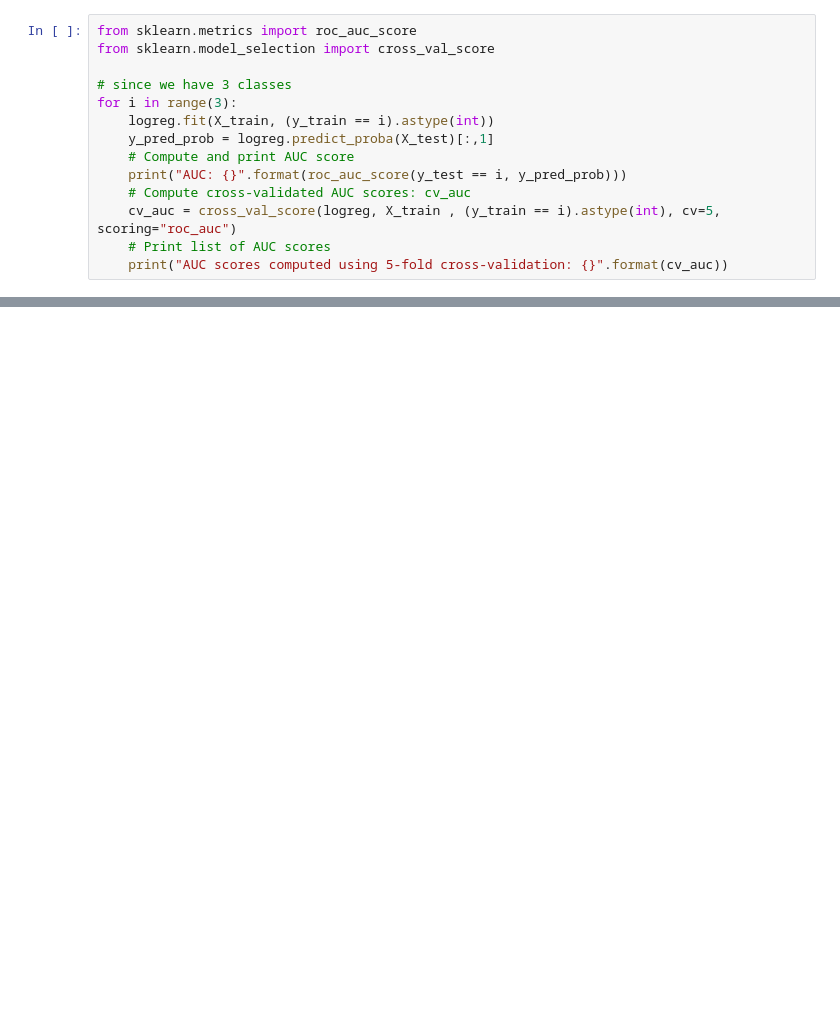
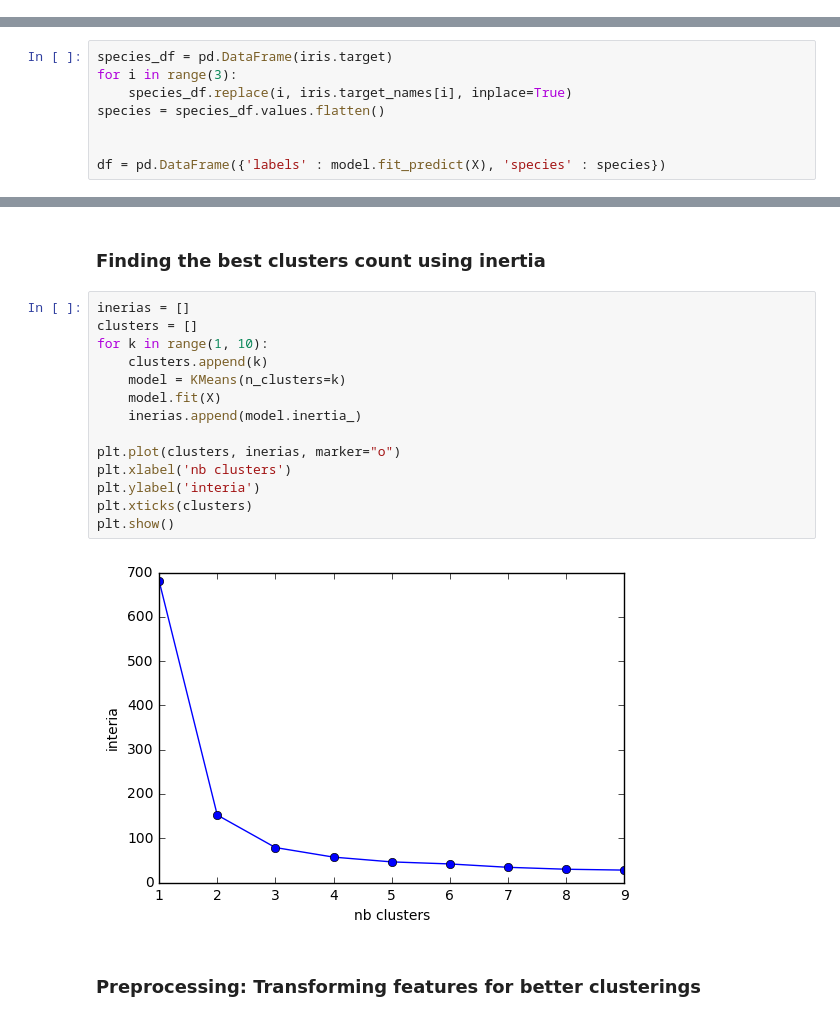
Before and after one commit to hzitoun/datacamp-machine-learning-with-scikit-learn, a Jupyter notebook: 2_unsupervised-learning-with-sickitlearn/Unsupervised-learning with Scikit-learn.ipynb, the cells around one changed output, grey strips where cells are left out. Drawn from its saved outputs; the diff is of its cells as text; blank space fills up the shorter version.

```diff
--- a/2_unsupervised-learning-with-sickitlearn/Unsupervised-learning with Scikit-learn.ipynb
+++ b/2_unsupervised-learning-with-sickitlearn/Unsupervised-learning with Scikit-learn.ipynb
@@ -378,14 +0,0 @@ plt.show()
-# %%
-from sklearn.metrics import roc_auc_score
-from sklearn.model_selection import cross_val_score
-
-# since we have 3 classes
-for i in range(3):
-    logreg.fit(X_train, (y_train == i).astype(int))
-    y_pred_prob = logreg.predict_proba(X_test)[:,1]
-    # Compute and print AUC score
-    print("AUC: {}".format(roc_auc_score(y_test == i, y_pred_prob)))
-    # Compute cross-validated AUC scores: cv_auc
-    cv_auc = cross_val_score(logreg, X_train , (y_train == i).astype(int), cv=5, scoring="roc_auc")
-    # Print list of AUC scores
-    print("AUC scores computed using 5-fold cross-validation: {}".format(cv_auc))
@@ -582,0 +49,8 @@ display_plot(ridge_scores, ridge_scores_std)
+# %%
+species_df = pd.DataFrame(iris.target)
+for i in range(3):
+    species_df.replace(i, iris.target_names[i], inplace=True)
+species = species_df.values.flatten()
+
+
+df = pd.DataFrame({'labels' : model.fit_predict(X), 'species' : species})
@@ -582,0 +68,20 @@ display_plot(ridge_scores, ridge_scores_std)
+# %% [markdown]
+### Finding the best clusters count using inertia
+# %%
+inerias = []
+clusters = []
+for k in range(1, 10):
+    clusters.append(k)
+    model = KMeans(n_clusters=k)
+    model.fit(X)
+    inerias.append(model.inertia_)
+
+plt.plot(clusters, inerias, marker="o")
+plt.xlabel('nb clusters')
+plt.ylabel('interia')
+plt.xticks(clusters)
+plt.show()
+# %% [output]
+[figure, added]
+# %% [markdown]
+### Preprocessing: Transforming features for better clusterings
```
Also changed, not shown: parts of 109 cells of this notebook, 5 other files.
